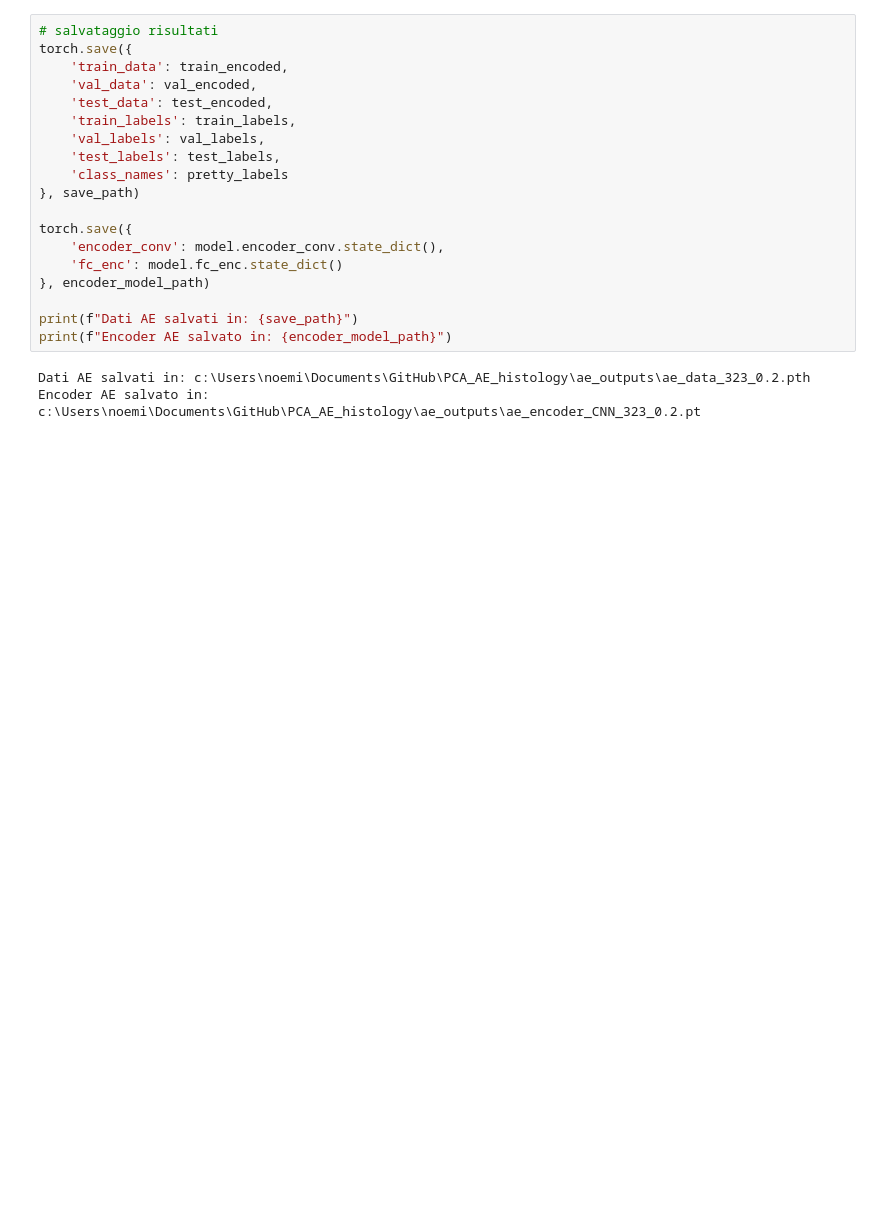
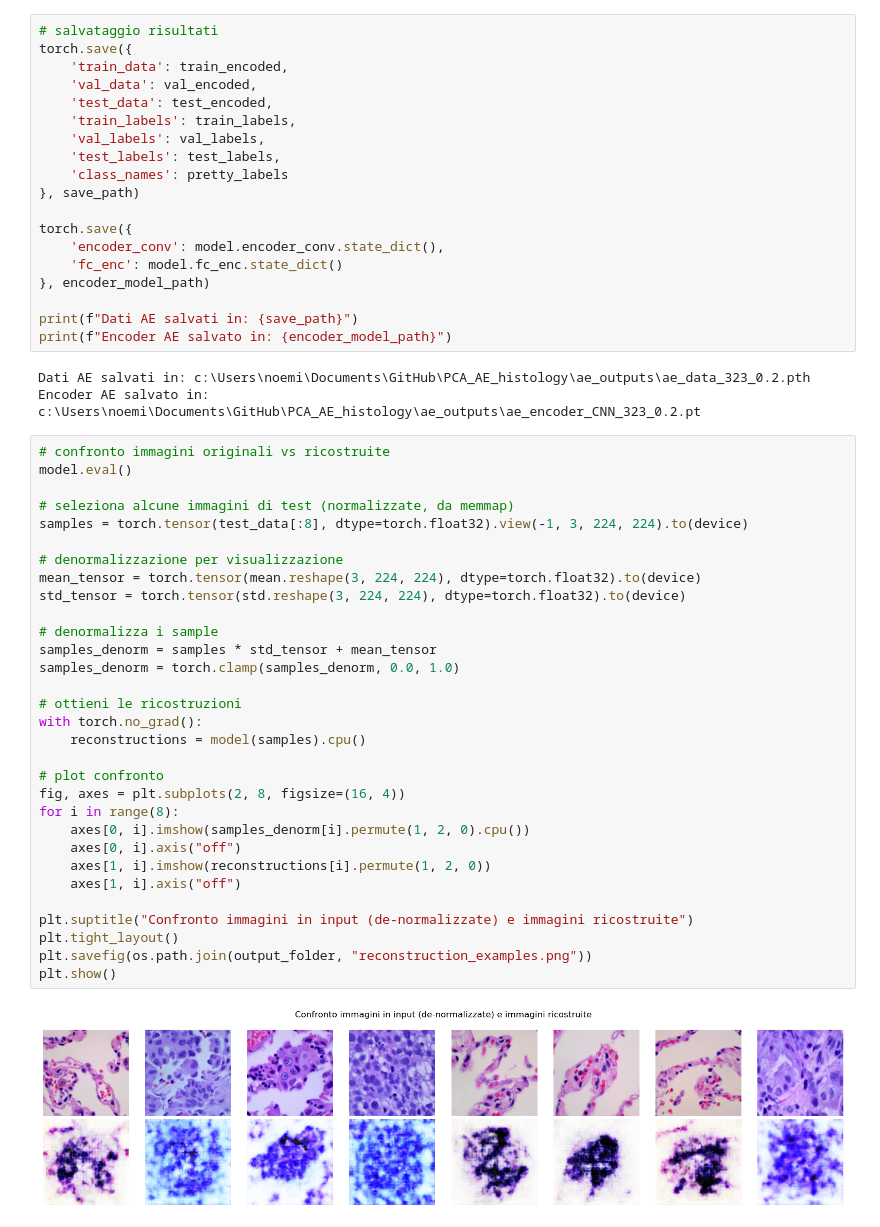
Before and after one commit to noemiaime/PCA_AE_histology, a Jupyter notebook: 5_autoencoder_CNN.ipynb, the cells around one changed output. Drawn from its saved outputs; the diff is of its cells as text; blank space fills up the shorter version.

```diff
--- a/5_autoencoder_CNN.ipynb
+++ b/5_autoencoder_CNN.ipynb
@@ -279,3 +324,36 @@ print(f"Encoder AE salvato in: {encoder_model_path}")
 # %% [output]
 Dati AE salvati in: c:\Users\noemi\Documents\GitHub\PCA_AE_histology\ae_outputs\ae_data_323_0.2.pth
 Encoder AE salvato in: c:\Users\noemi\Documents\GitHub\PCA_AE_histology\ae_outputs\ae_encoder_CNN_323_0.2.pt
+# %%
+# confronto immagini originali vs ricostruite
+model.eval()
+
+# seleziona alcune immagini di test (normalizzate, da memmap)
+samples = torch.tensor(test_data[:8], dtype=torch.float32).view(-1, 3, 224, 224).to(device)
+
+# denormalizzazione per visualizzazione
+mean_tensor = torch.tensor(mean.reshape(3, 224, 224), dtype=torch.float32).to(device)
+std_tensor = torch.tensor(std.reshape(3, 224, 224), dtype=torch.float32).to(device)
+
+# denormalizza i sample
+samples_denorm = samples * std_tensor + mean_tensor
+samples_denorm = torch.clamp(samples_denorm, 0.0, 1.0)
+
+# ottieni le ricostruzioni
+with torch.no_grad():
+    reconstructions = model(samples).cpu()
+
+# plot confronto
+fig, axes = plt.subplots(2, 8, figsize=(16, 4))
+for i in range(8):
+    axes[0, i].imshow(samples_denorm[i].permute(1, 2, 0).cpu())
+    axes[0, i].axis("off")
+    axes[1, i].imshow(reconstructions[i].permute(1, 2, 0))
+    axes[1, i].axis("off")
+
+plt.suptitle("Confronto immagini in input (de-normalizzate) e immagini ricostruite")
+plt.tight_layout()
+plt.savefig(os.path.join(output_folder, "reconstruction_examples.png"))
+plt.show()
+# %% [output]
+[figure, added]
```
Also changed, not shown: parts of 1 cell of this notebook, 22 other files.
